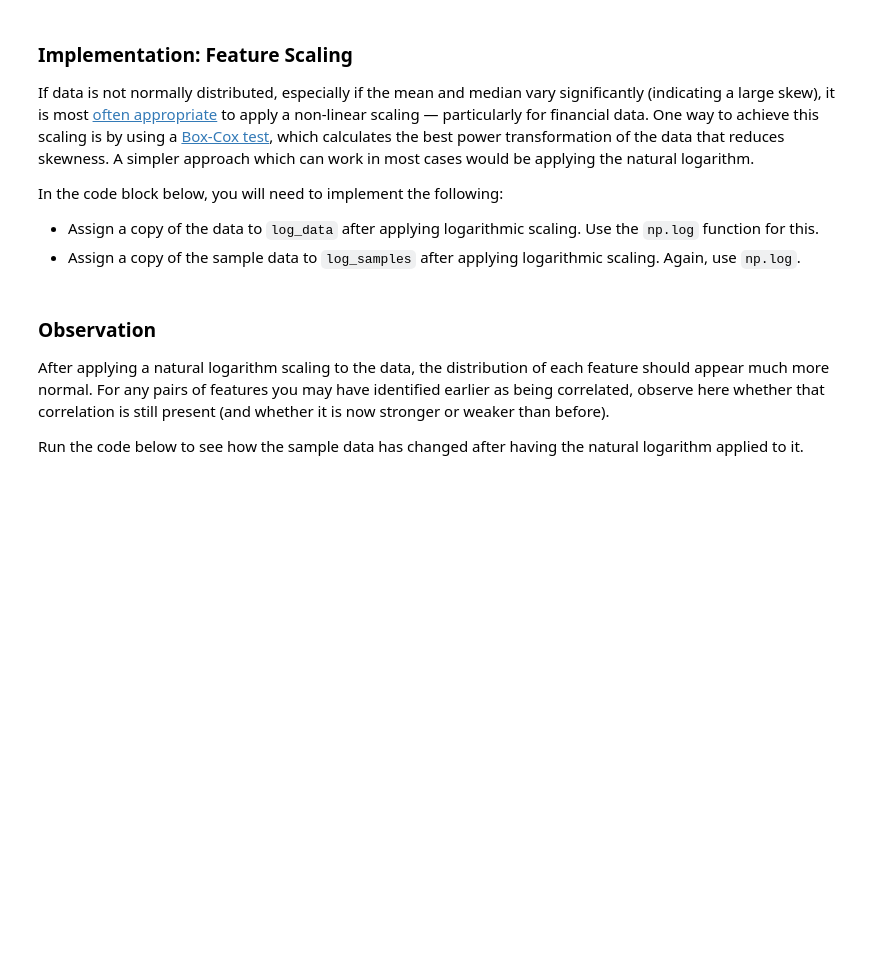
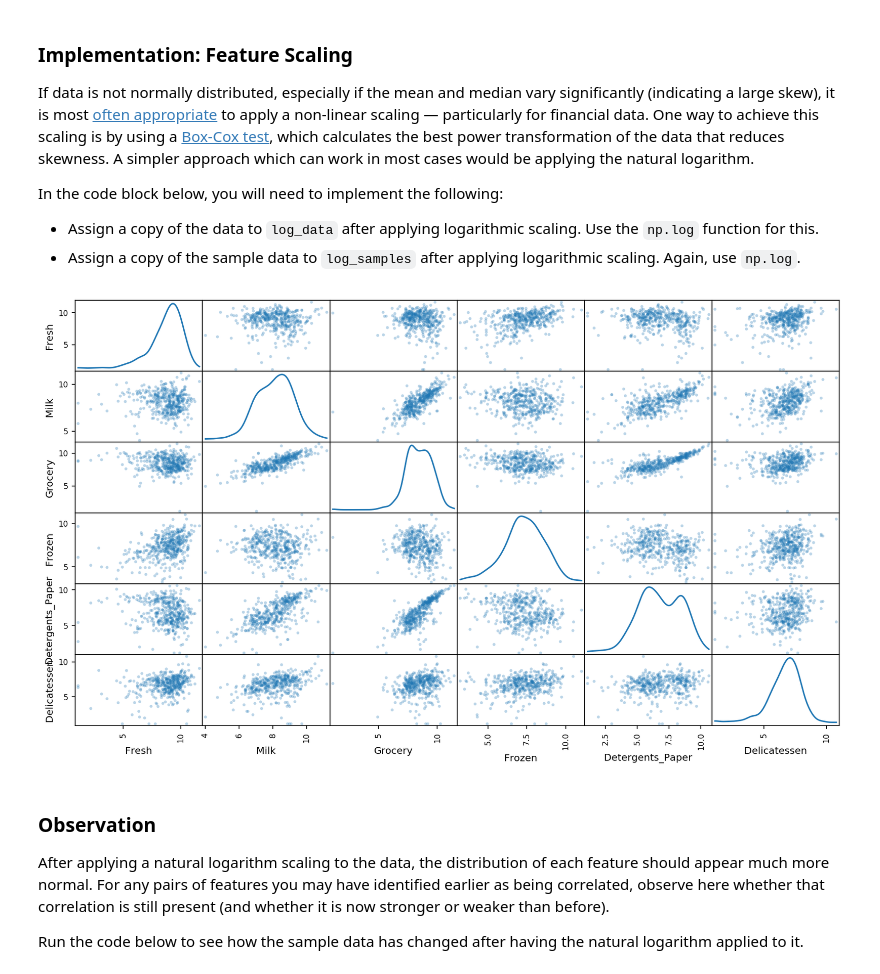
Before and after one commit to MayukhSobo/CustomerSegments, a Jupyter notebook: customer_segments.ipynb, the cells around one changed output. Drawn from its saved outputs; the diff is of its cells as text; code cells hidden in the pictures; blank space fills up the shorter version.

```diff
--- a/customer_segments.ipynb
+++ b/customer_segments.ipynb
@@ -180,13 +180,15 @@ In the code block below, you will need to implement the following:
  - Assign a copy of the sample data to `log_samples` after applying logarithmic scaling. Again, use `np.log`.
 # %%
 # TODO: Scale the data using the natural logarithm
-log_data = None
+log_data = np.log(data)
 
 # TODO: Scale the sample data using the natural logarithm
-log_samples = None
+log_samples = np.log(samples)
 
 # Produce a scatter matrix for each pair of newly-transformed features
 pd.scatter_matrix(log_data, alpha = 0.3, figsize = (14,8), diagonal = 'kde');
+# %% [output]
+[figure, added]
 # %% [markdown]
 ### Observation
 After applying a natural logarithm scaling to the data, the distribution of each feature should appear much more normal. For any pairs of features you may have identified earlier as being correlated, observe here whether that correlation is still present (and whether it is now stronger or weaker than before).
```
Also changed, not shown: parts of 5 cells of this notebook.
